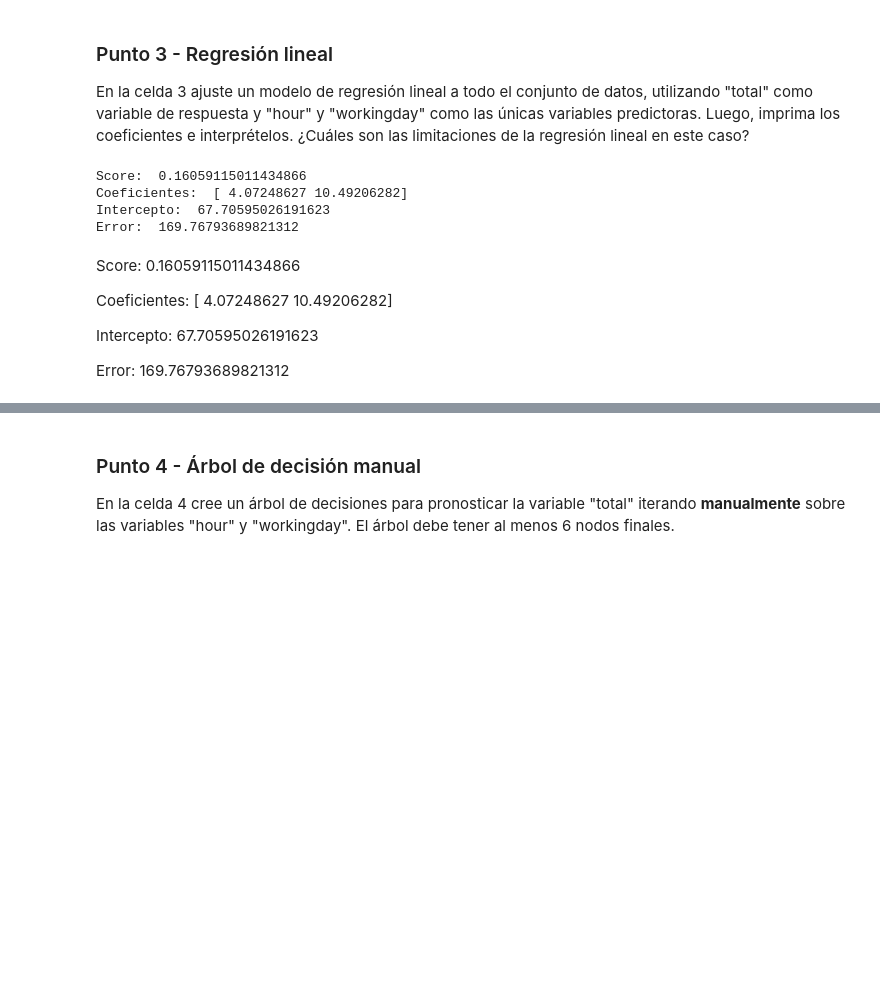
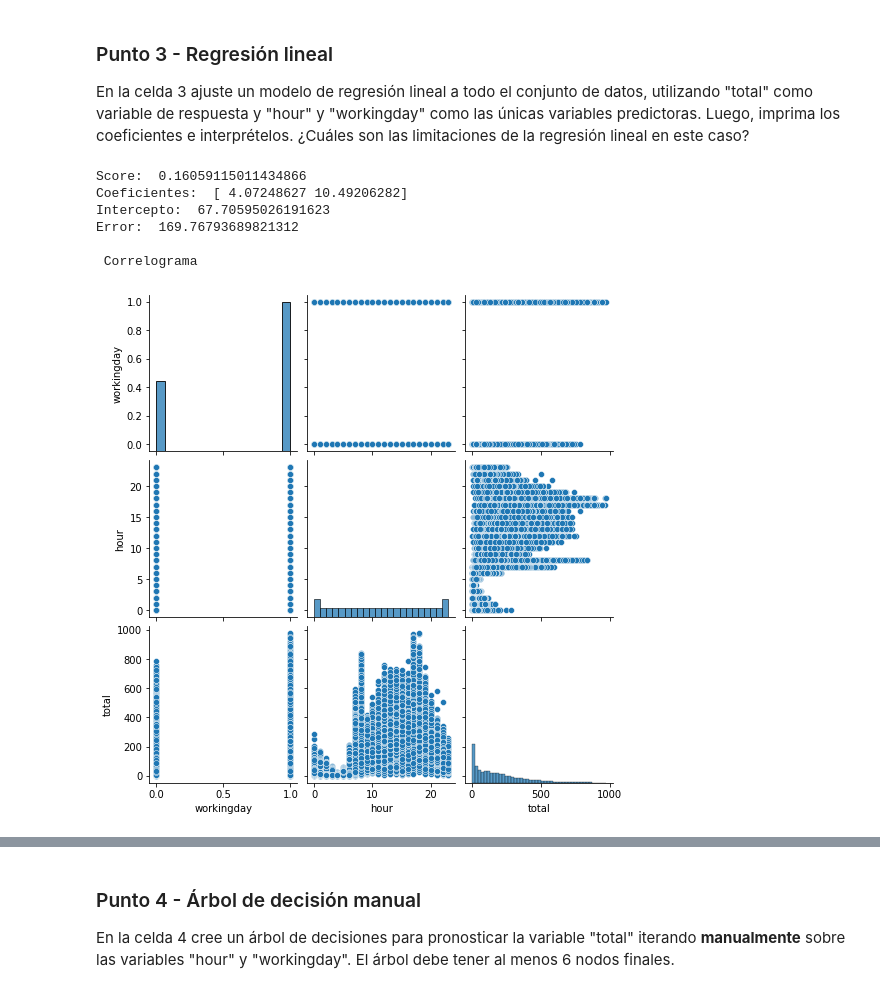
Before and after one commit to dsmunoz34/ML_NLP, a Jupyter notebook: Semana 1/S1TC1_arboles_ensamblajes.ipynb, the cells around one changed output, grey strips where cells are left out. Saved outputs shown, nothing was run; the diff lists cells and outputs as text; code cells hidden in the pictures; blank space fills up the shorter version.

```diff
--- a/Semana 1/S1TC1_arboles_ensamblajes.ipynb
+++ b/Semana 1/S1TC1_arboles_ensamblajes.ipynb
@@ -141,31 +145,28 @@ En la celda 3 ajuste un modelo de regresión lineal a todo el conjunto de datos,
 # %%
 # Celda 3
 X = bikes.loc[:,['workingday','hour']].reset_index(drop=True)
+X_2 = bikes.loc[:,['workingday','hour', 'total']].reset_index(drop=True)
 y = bikes['total']
-from sklearn.model_selection import train_test_split
 X_train, X_test, y_train, y_test = train_test_split(X, y, random_state=1)
 
 #Regresion lineal
 
 #Regresion lineal
 reg = LinearRegression().fit(X, y)
 print('Score: ', reg.score(X, y))
 print('Coeficientes: ', reg.coef_)
 print('Intercepto: ', reg.intercept_)
 predicciones=reg.predict(X_test)
+print('Error: ', np.sqrt(mean_squared_error(predicciones, y_test)))
 
-from sklearn.metrics import mean_squared_error
-print('Error: ', np.sqrt(mean_squared_error(predicciones, y_test)))
+print('\n Correlograma')
+sns.pairplot(X_2, kind="scatter")
+plt.show()
 # %% [output]
 Score:  0.16059115011434866
 Coeficientes:  [ 4.07248627 10.49206282]
 Intercepto:  67.70595026191623
 Error:  169.76793689821312
+
+ Correlograma
+[figure, added]
-# %% [markdown]
-Score:  0.16059115011434866
-
-Coeficientes:  [ 4.07248627 10.49206282]
-
-Intercepto:  67.70595026191623
-
-Error:  169.76793689821312
```
Also changed, not shown: parts of 2 cells of this notebook.
